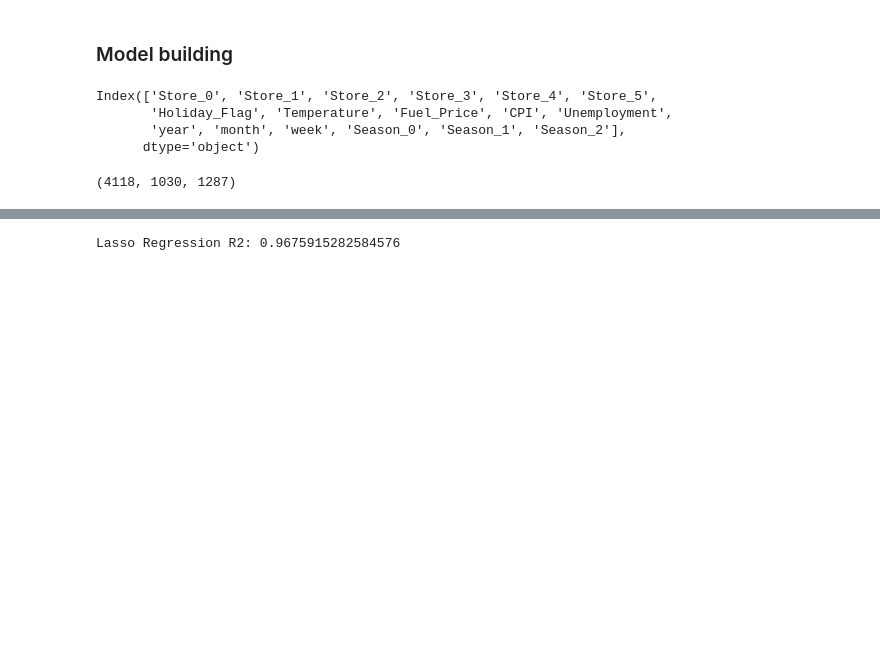
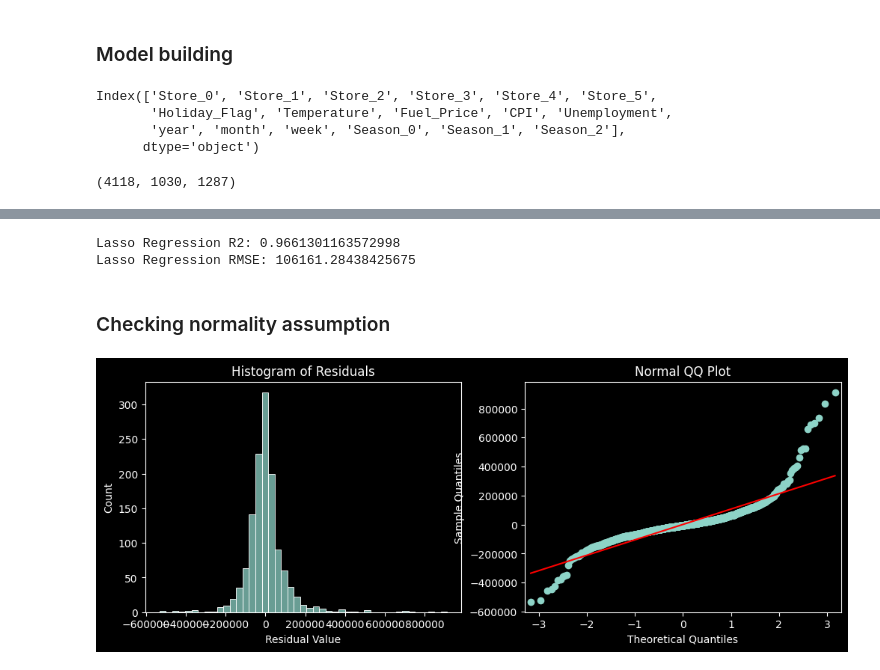
Before and after one commit to RadekMiernicki/WalmartAnalysis, a Jupyter notebook: walmart_sale_prediction.ipynb, the cells around one changed output, grey strips where cells are left out. Drawn from its saved outputs; the diff is of its cells as text; code cells hidden in the pictures; blank space fills up the shorter version.

Commit message:
added of checking model assumptions

```diff
--- a/walmart_sale_prediction.ipynb
+++ b/walmart_sale_prediction.ipynb
@@ -417,7 +420,11 @@ estimators_rank
 #testing champion model
 champion_model_score = estimators_rank.iloc[0,0].score(X_test, y_test)
 champion_model_name = estimators_rank.index[0]
-
+champion_pred = estimators_rank.iloc[0,0].predict(X_test)
+champion_rmse = (mean_squared_error(y_test, champion_pred))**0.5
+champion_residuals = y_test - champion_pred
 print(champion_model_name, 'R2:', champion_model_score)
+print(champion_model_name, 'RMSE:', champion_rmse)
 # %% [output]
-Lasso Regression R2: 0.9675915282584576
+Lasso Regression R2: 0.9661301163572998
+Lasso Regression RMSE: 106161.28438425675
@@ -423,0 +433,18 @@ Lasso Regression R2: 0.9675915282584576
+# %% [markdown]
+### Checking normality assumption
+# %%
+fig, axes = plt.subplots(1,2, figsize = (12,4))
+# create a histogram wih the residuals
+sns.histplot(champion_residuals, bins=45,ax=axes[0])
+
+axes[0].set_xlabel("Residual Value")
+axes[0].set_title("Histogram of Residuals")
+
+# create a Q-Q plot of the residuals
+sm.qqplot(champion_residuals, line='s', ax=axes[1])
+
+axes[1].set_title("Normal QQ Plot")
+
+plt.show()
+# %% [output]
+[figure, added]
```
Also changed, not shown: parts of 8 cells of this notebook.
